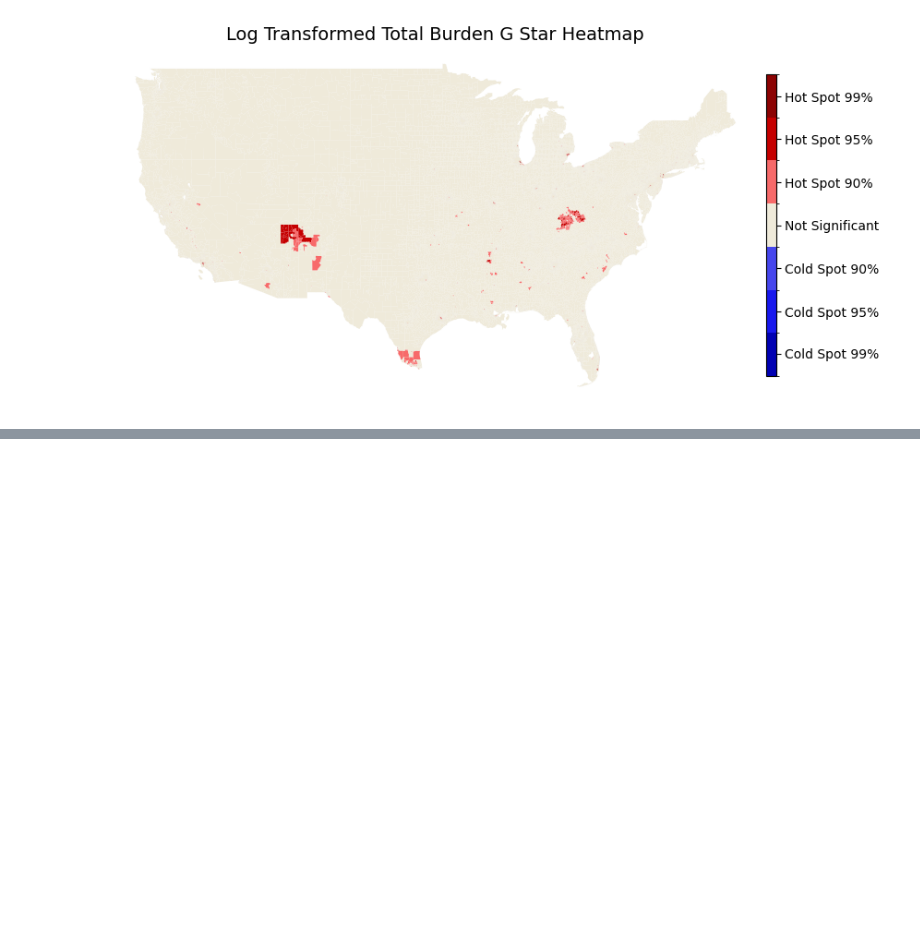
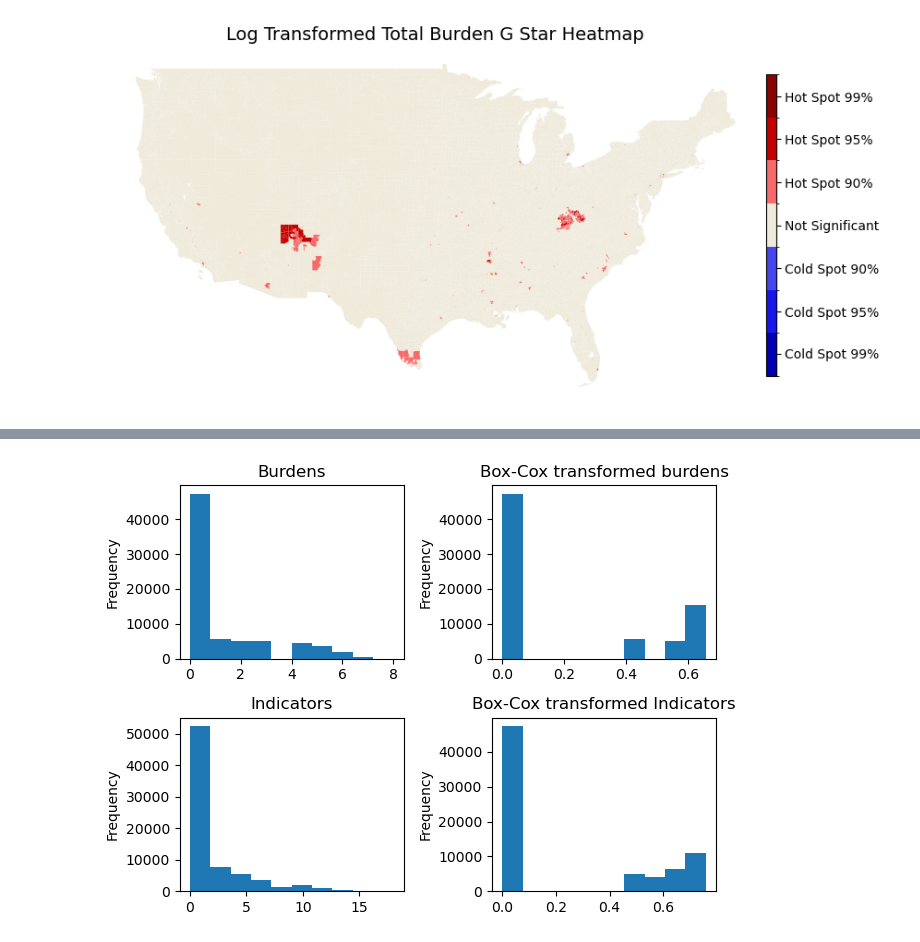
Before and after one commit to haylee360/j40-data-exploration, a Jupyter notebook: docs/gstar-tuning.ipynb, the cells around one changed output, grey strips where cells are left out. Cells and saved outputs as stored; diff of their text form; code cells hidden in the pictures; blank space fills up the shorter version.

```diff
--- a/docs/gstar-tuning.ipynb
+++ b/docs/gstar-tuning.ipynb
@@ -873,0 +938,9 @@ plt.show()
+# %%
+# Apply Box-Cox transformation
+xtb, _ = stats.boxcox(complete['total_burdens'] + 1)
+xti, _ = stats.boxcox(complete['total_criteria'] + 1)
+
+complete['bc_burdens'] = xtb
+complete['bc_ind'] = xti
+
+complete.head()
@@ -873,0 +957,24 @@ plt.show()
+# %%
+# Plot all 4 distributions
+figure, axis = plt.subplots(2, 2)
+
+# Regular burdens
+complete['total_burdens'].plot(kind='hist', ax=axis[0,0])
+axis[0,0].set_title('Burdens')
+
+# Log burdens
+complete['bc_burdens'].plot(kind='hist', ax=axis[0,1])
+axis[0,1].set_title('Box-Cox transformed burdens')
+
+# Regular ind
+complete['total_criteria'].plot(kind='hist', ax=axis[1,0])
+axis[1,0].set_title('Indicators')
+
+# log ind
+complete['bc_ind'].plot(kind='hist', ax=axis[1,1])
+axis[1,1].set_title('Box-Cox transformed Indicators')
+
+plt.tight_layout()
+plt.show()
+# %% [output]
+[figure, added]
```
Also changed, not shown: parts of 12 cells of this notebook.
